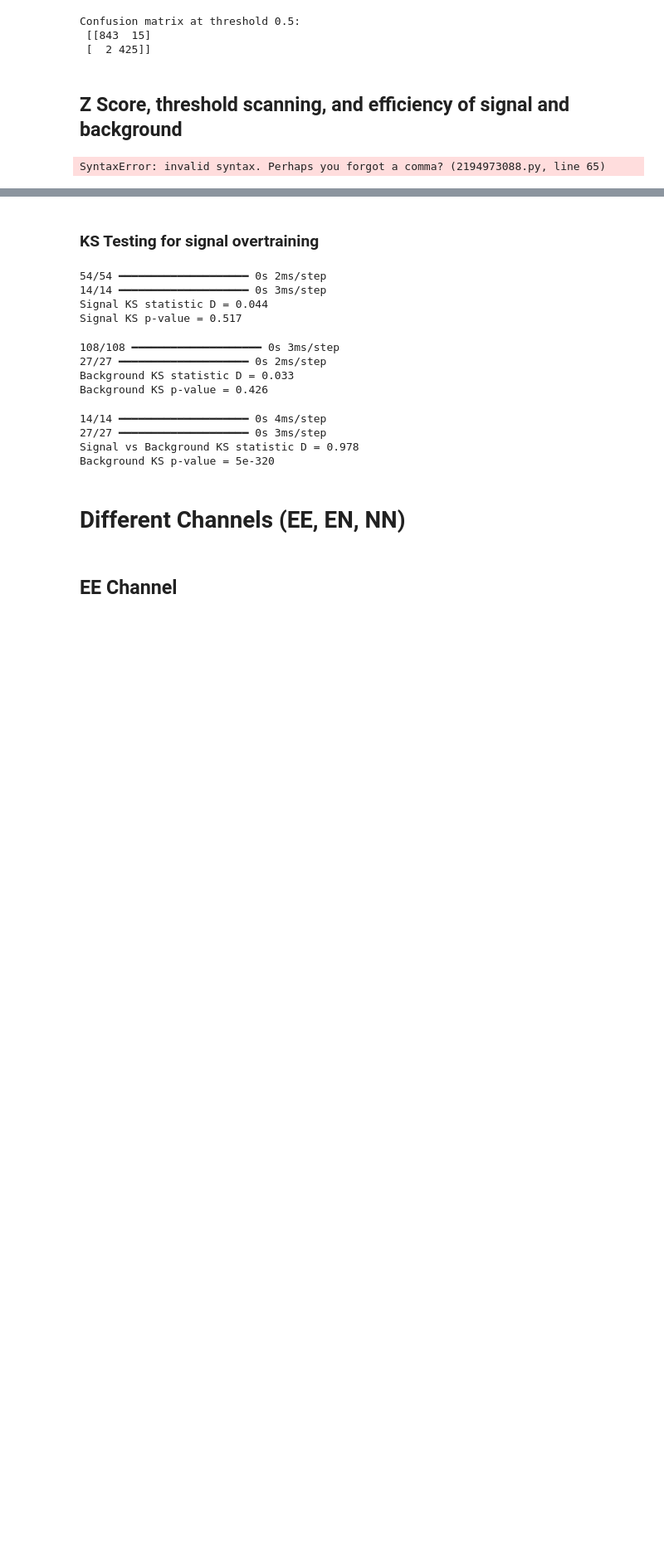
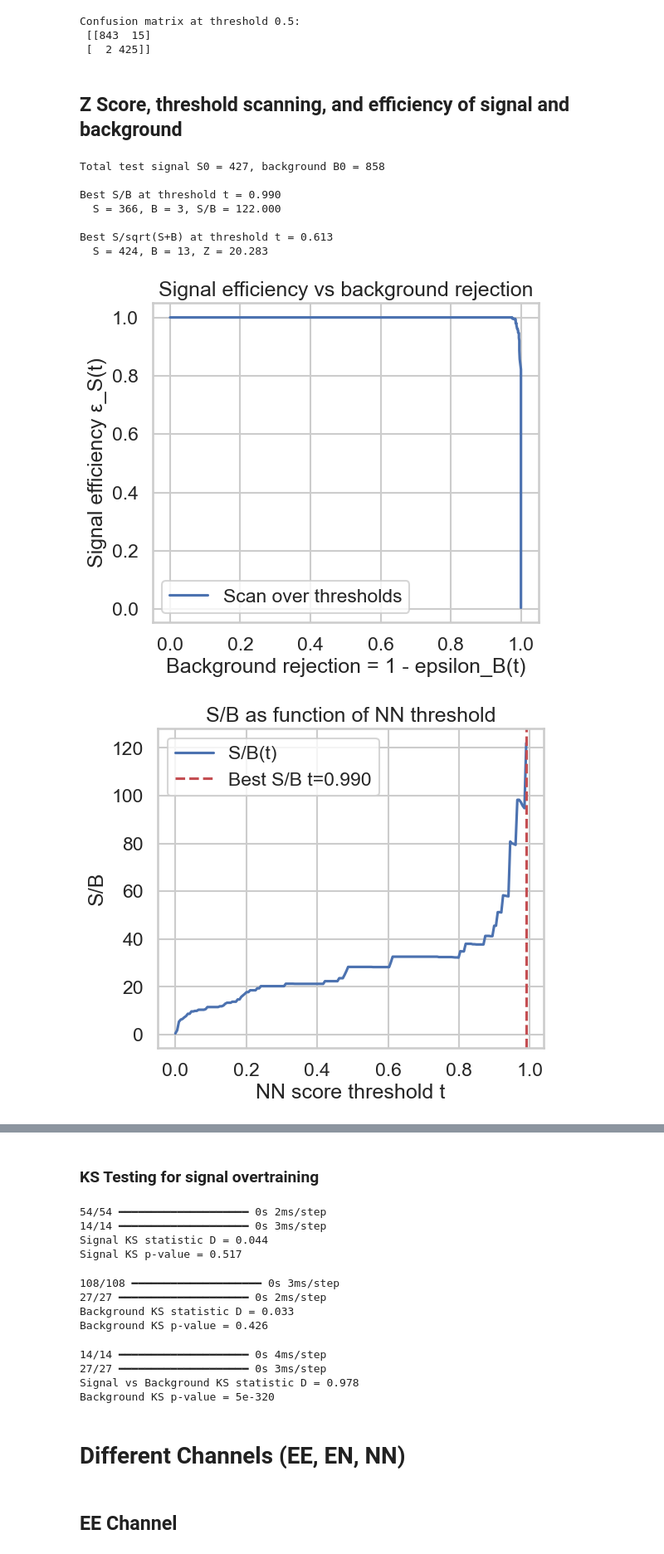
Before and after one commit to alex-call/Physics-188-Final-Project, a Jupyter notebook: 188_FINAL_PROJECT.ipynb, the cells around one changed output, grey strips where cells are left out. Shown at 83% size. Saved outputs shown, nothing was run; the diff lists cells and outputs as text; code cells hidden in the pictures; blank space fills up the shorter version.

```diff
--- a/188_FINAL_PROJECT.ipynb
+++ b/188_FINAL_PROJECT.ipynb
@@ -962,18 +962,23 @@ print(f"  S = {S_vals[idx_best_Z]}, B = {B_vals[idx_best_Z]}, Z = {S_over_sqrt_S
 with open("output/output_data/MLP_best_thresholds.json", "w") as file:
     json.dump(
         {
-            "Best S/B at threshold t": thresholds[idx_best_SB],
-            "S": S_vals[idx_best_SB],
-            "B": B_vals[idx_best_SB],
-            "Z": S_over_sqrt_SPB[idx_best_SB]
-            "Best S/sqrt(S+B) at threshold t": thresholds[idx_best_Z],
-            "S": S_vals[idx_best_Z],
-            "B": B_vals[idx_best_Z],
-            "Z": S_over_sqrt_SPB[idx_best_Z]
+            "Total Test Signal": float(S0),
+            "Total Test Background": float(B0),
+
+            "Best S/B at threshold t": float(thresholds[idx_best_SB]),
+            "S (S/B)": float(S_vals[idx_best_SB]),
+            "B (S/B)": float(B_vals[idx_best_SB]),
+            "Z (S/B)": float(S_over_sqrt_SPB[idx_best_SB]),
+
+            "Best S/sqrt(S+B) at threshold t": float(thresholds[idx_best_Z]),
+            "S (Z)": float(S_vals[idx_best_Z]),
+            "B (Z)": float(B_vals[idx_best_Z]),
+            "Z (Z)": float(S_over_sqrt_SPB[idx_best_Z]),
         },
         file,
         indent=5
     )
+
 
 # PLotting:
 
@@ -987,31 +992,39 @@ plt.grid(True)
 plt.legend()
 plt.savefig(rf"output/plots/signal_efficiency_vs_background_rejection")
 plt.show()
 
 # S/B vs threshold
 plt.figure(figsize=(6,5))
 plt.plot(thresholds, S_over_B, label='S/B(t)')
 plt.axvline(thresholds[idx_best_SB], color='r', linestyle='--',
             label=f'Best S/B t={thresholds[idx_best_SB]:.3f}')
 plt.xlabel('NN score threshold t')
 plt.ylabel('S/B')
 plt.title('S/B as function of NN threshold')
 plt.grid(True)
 plt.legend()
 plt.savefig(rf"output/plots/S_over_B_func_of_NN_threshold")
 plt.show()
 
 # S/sqrt(S+B) vs threshold
 plt.figure(figsize=(6,5))
 plt.plot(thresholds, S_over_sqrt_SPB, label='S/sqrt(S+B)(t)')
 plt.axvline(thresholds[idx_best_Z], color='r', linestyle='--',
             label=f'Best Z t={thresholds[idx_best_Z]:.3f}')
 plt.xlabel('NN score threshold t')
 plt.ylabel('S / sqrt(S + B)')
 plt.title('Toy significance vs NN threshold')
 plt.grid(True)
 plt.legend()
 plt.savefig(rf"output/plots/toy_significance_vs_NN_threshold")
 plt.show()
 # %% [output]
-SyntaxError: invalid syntax. Perhaps you forgot a comma? (2194973088.py, line 65)
+Total test signal S0 = 427, background B0 = 858
+
+Best S/B at threshold t = 0.990
+  S = 366, B = 3, S/B = 122.000
+
+Best S/sqrt(S+B) at threshold t = 0.613
+  S = 424, B = 13, Z = 20.283
+[figure, added]
+[figure, added]
```
Also changed, not shown: parts of 2 cells of this notebook, 5 other files.
